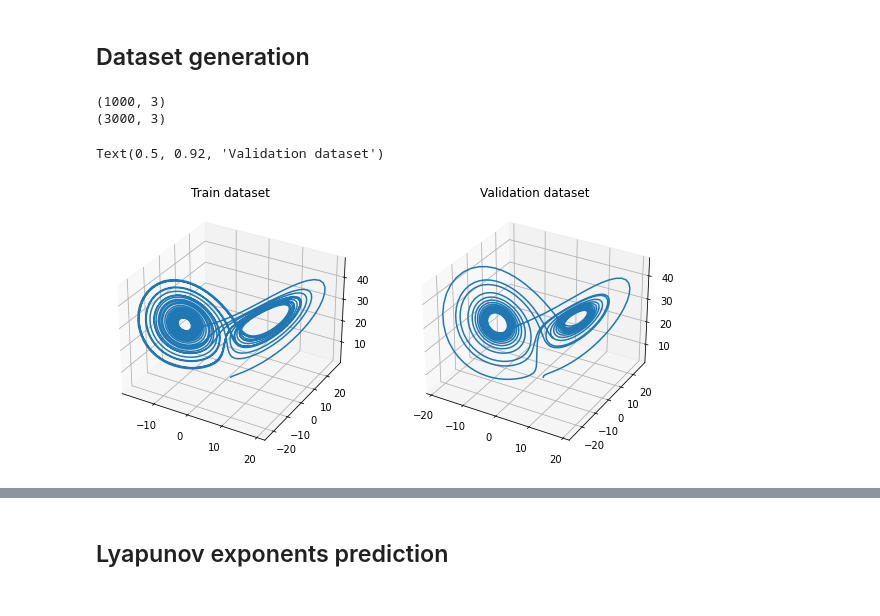
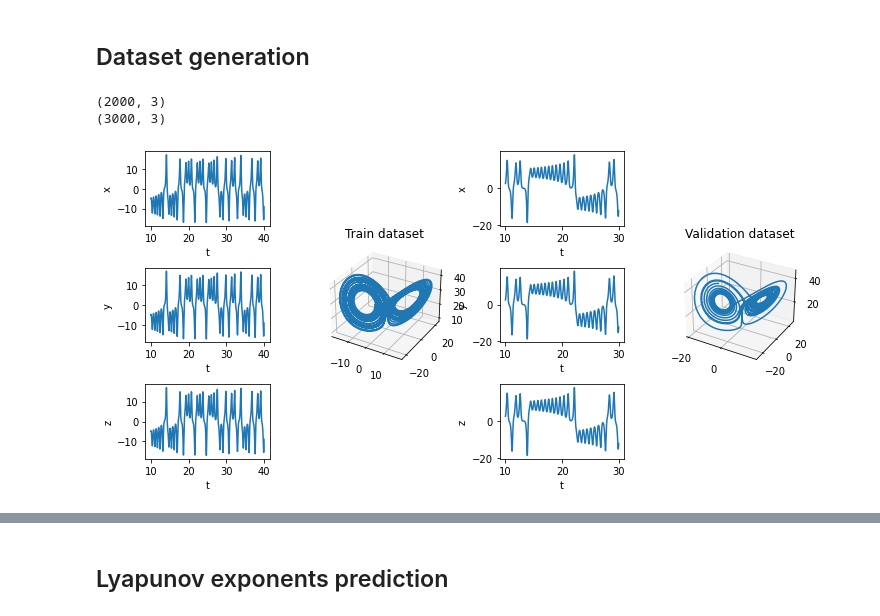
Before and after one commit to lupoalberto98/Physical-Informed-Dynamical-Systems, a Jupyter notebook: src/main.ipynb, the cells around one changed output, grey strips where cells are left out. Saved outputs shown, nothing was run; the diff lists cells and outputs as text; code cells hidden in the pictures.

```diff
--- a/src/main.ipynb
+++ b/src/main.ipynb
@@ -72,42 +80,87 @@ print(out)
 # %%
 rho = 28.0
 sigma = 10.0
 beta = 8.0 / 3.0
 dt = 0.01
 
 def f(state, t):
     x, y, z = state  # Unpack the state vector
     return sigma * (y - x), x * (rho - z) - y, x * y - beta * z  # Derivatives
 
 # Train dataset (discard first 100 steps)
 state0 = [1.0, 1.0, 1.0]
-train_steps = 4000
-t_train = np.arange(0.0, train_steps*dt, dt)
+train_steps = 5000
+t_train = np.arange(0.0, (train_steps+1000)*dt, dt)
 train_dataset = odeint(f, state0, t_train)
 
-test_dataset = train_dataset[3000:,:]
-train_dataset = train_dataset[:3000,:]
+test_dataset = train_dataset[4000:,:]
+train_dataset = train_dataset[1000:4000,:]
+t_test = t_train[4000:]
+t_train = t_train[1000:4000]
+
 
 print(test_dataset.shape)
 print(train_dataset.shape)
 
 # Validation dataset (different ic, discard first 100 steps)
 state1 = [2.0, 0.0, 3.0]
 val_steps = 2000
-t_val = np.arange(0.0, val_steps*dt, dt)
+t_val = np.arange(0.0, (val_steps+1000)*dt, dt)
 val_dataset = odeint(f, state1, t_val)
 
-fig = plt.figure(figsize = (10,20))
-ax1 = fig.add_subplot(121, projection="3d")
-ax1.plot(train_dataset[:, 0], train_dataset[:, 1], train_dataset[:, 2])
-ax1.set_title("Train dataset")
-ax2 = fig.add_subplot(122, projection="3d")
-ax2.plot(val_dataset[:, 0], val_dataset[:, 1], val_dataset[:, 2])
-ax2.set_title("Validation dataset")
+val_dataset = val_dataset[1000:]
+t_val = t_val[1000:]
+
+
+fig, axs = plt.subplots(figsize=(10,5), ncols=4, nrows=3)
+gs = axs[1, 3].get_gridspec()
+
+index = 0
+for ax in axs[0:,0]:
+    ax.set_xlabel("t")
+    ax.plot(t_train,train_dataset[:, 0])
+    index += 1
+
+axs[0,0].set_ylabel("x")
+axs[1,0].set_ylabel("y")
+axs[2,0].set_ylabel("z")
+
+
+
+# remove the underlying axes
+for ax in axs[0:, 1]:
+    ax.remove()
+
+axbig1 = fig.add_subplot(gs[0:, 1], projection="3d")
+axbig1.set_title("Train dataset")
+axbig1.plot(train_dataset[:,0], train_dataset[:,1], train_dataset[:,2])
+
+
+index = 0
+for ax in axs[0:,2]:
+    ax.set_xlabel("t")
+    ax.plot(t_val,val_dataset[:, 0])
+    index += 1
+
+axs[0,2].set_ylabel("x")
+axs[1,2].set_ylabel("y")
+axs[2,2].set_ylabel("z")
+
+# remove the underlying axes
+for ax in axs[0:, -1]:
+    ax.remove()
+
+axbig2 = fig.add_subplot(gs[0:, -1], projection="3d")
+axbig2.set_title("Validation dataset")
+axbig2.plot(val_dataset[:,0], val_dataset[:,1], val_dataset[:,2])
+
+
+fig.tight_layout()
+
+plt.show()
 # %% [output]
-(1000, 3)
+(2000, 3)
 (3000, 3)
-Text(0.5, 0.92, 'Validation dataset')
-[figure, old version]
+[figure, new version]
 # %%
 ### Convert to tensor
```
Also changed, not shown: parts of 32 cells of this notebook, 3 other files.
